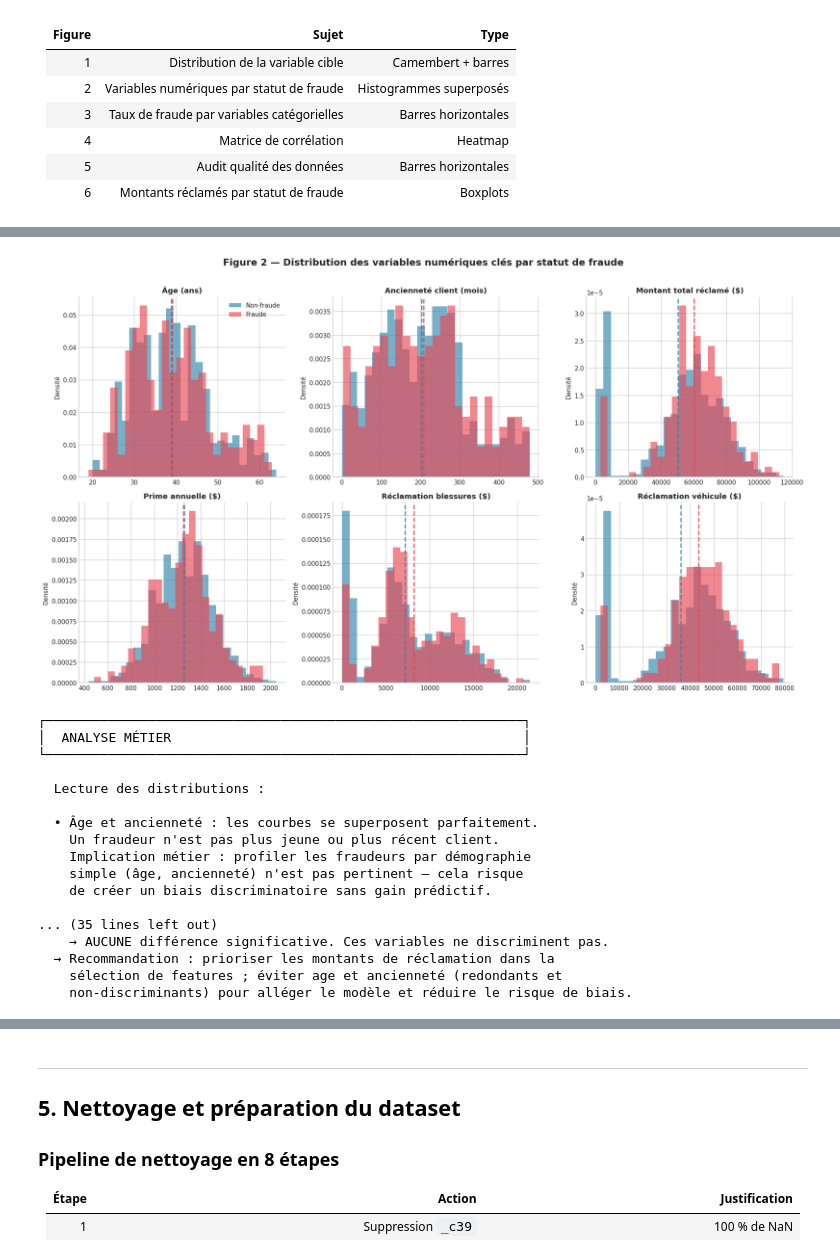
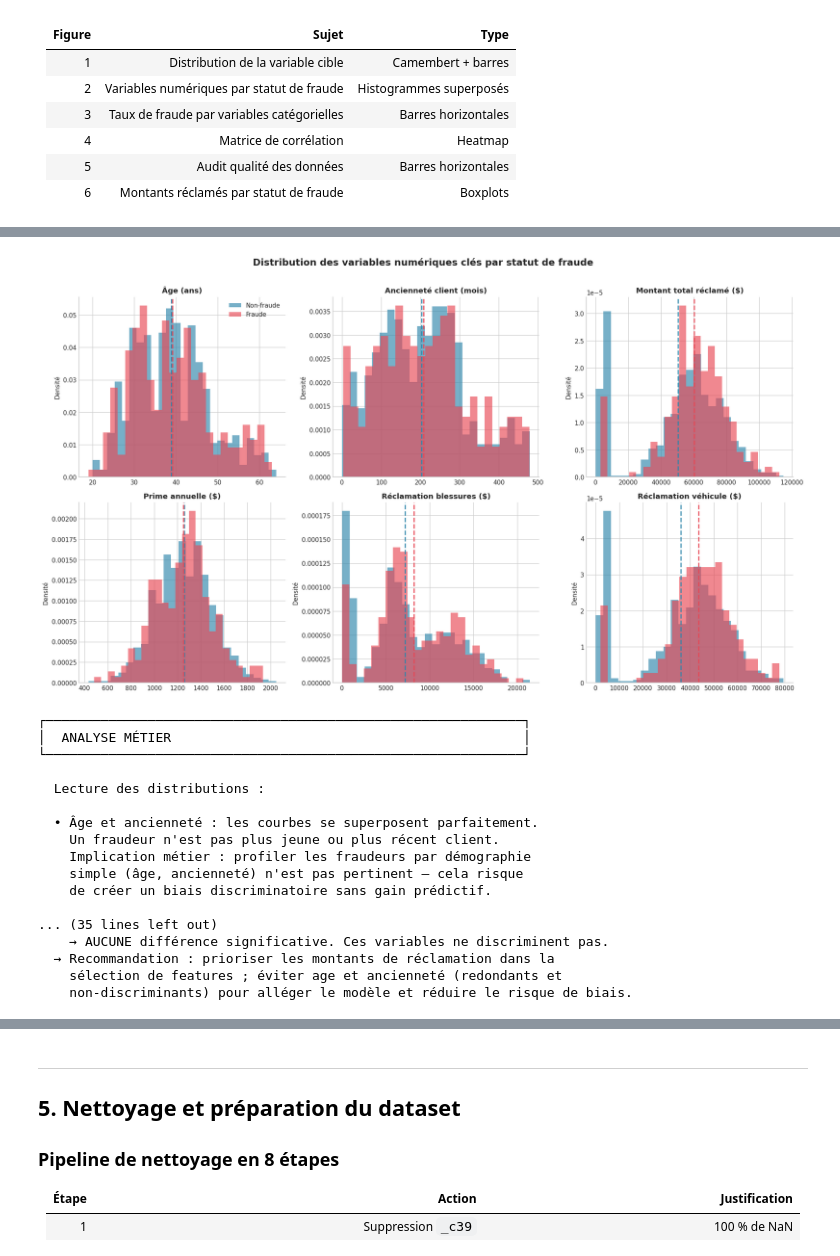
Before and after one commit to DataScientest-Studio/sep25cds_predisinistre, a Jupyter notebook: reports/Pre_Sinistre_Rendu1.ipynb, the cells around one changed output, grey strips where cells are left out. Saved outputs shown, nothing was run; the diff lists cells and outputs as text; code cells hidden in the pictures.

```diff
--- a/reports/Pre_Sinistre_Rendu1.ipynb
+++ b/reports/Pre_Sinistre_Rendu1.ipynb
@@ -470,7 +470,7 @@ num_labels = ['Âge (ans)', 'Ancienneté client (mois)', 'Montant total réclam
               'Prime annuelle ($)', 'Réclamation blessures ($)', 'Réclamation véhicule ($)']
 
 fig, axes = plt.subplots(2, 3, figsize=(16, 9))
-fig.suptitle('Figure 2 — Distribution des variables numériques clés par statut de fraude',
+fig.suptitle('Distribution des variables numériques clés par statut de fraude',
              fontsize=14, fontweight='bold', y=1.01)
 axes = axes.flatten()
 
@@ -544,34 +544,34 @@ for var, lbl in zip(num_vars, num_labels):
 
     # Test Mann-Whitney U (non-paramétrique : ne suppose pas la normalité)
     stat, p = stats.mannwhitneyu(g0, g1, alternative='two-sided')
 
     # Cohen's d (taille d'effet standardisée)
     pooled_std = np.sqrt(((len(g0)-1)*g0.std()**2 + (len(g1)-1)*g1.std()**2)
                           / (len(g0)+len(g1)-2))
     d = (g1.mean() - g0.mean()) / pooled_std if pooled_std > 0 else 0
 
     # Verdict
     if p < 0.05 and abs(d) >= 0.2:
         verdict = '✅ SIGNAL'
     elif p < 0.05:
         verdict = '⚠️ sig/faible'
     else:
         verdict = '❌ non sig.'
 
     print(f'  {var:<30} {g0.mean():>15,.1f} {g1.mean():>12,.1f} {p:>10.4f} {d:>9.3f} {verdict:>12}')
 
 print()
 print('  Interprétation :')
 print('  • total_claim_amount et vehicle_claim : différences SIGNIFICATIVES (p<0.001)')
 print('    avec un effet de taille FAIBLE (d≈0.38-0.40). Les fraudes réclament')
 print('    en moyenne +10 000 $ de plus pour le véhicule → signal exploitable.')
 print('  • age, months_as_customer, policy_annual_premium : p >> 0.05 et d≈0')
 print('    → AUCUNE différence significative. Ces variables ne discriminent pas.')
 print('  → Recommandation : prioriser les montants de réclamation dans la')
 print('    sélection de features ; éviter age et ancienneté (redondants et')
 print('    non-discriminants) pour alléger le modèle et réduire le risque de biais.')
 # %% [output]
-[figure, old version]
+[figure, new version]
 ┌─────────────────────────────────────────────────────────────┐
 │  ANALYSE MÉTIER                                             │
 └─────────────────────────────────────────────────────────────┘
```
Also changed, not shown: parts of 6 cells of this notebook, 7 other files.
